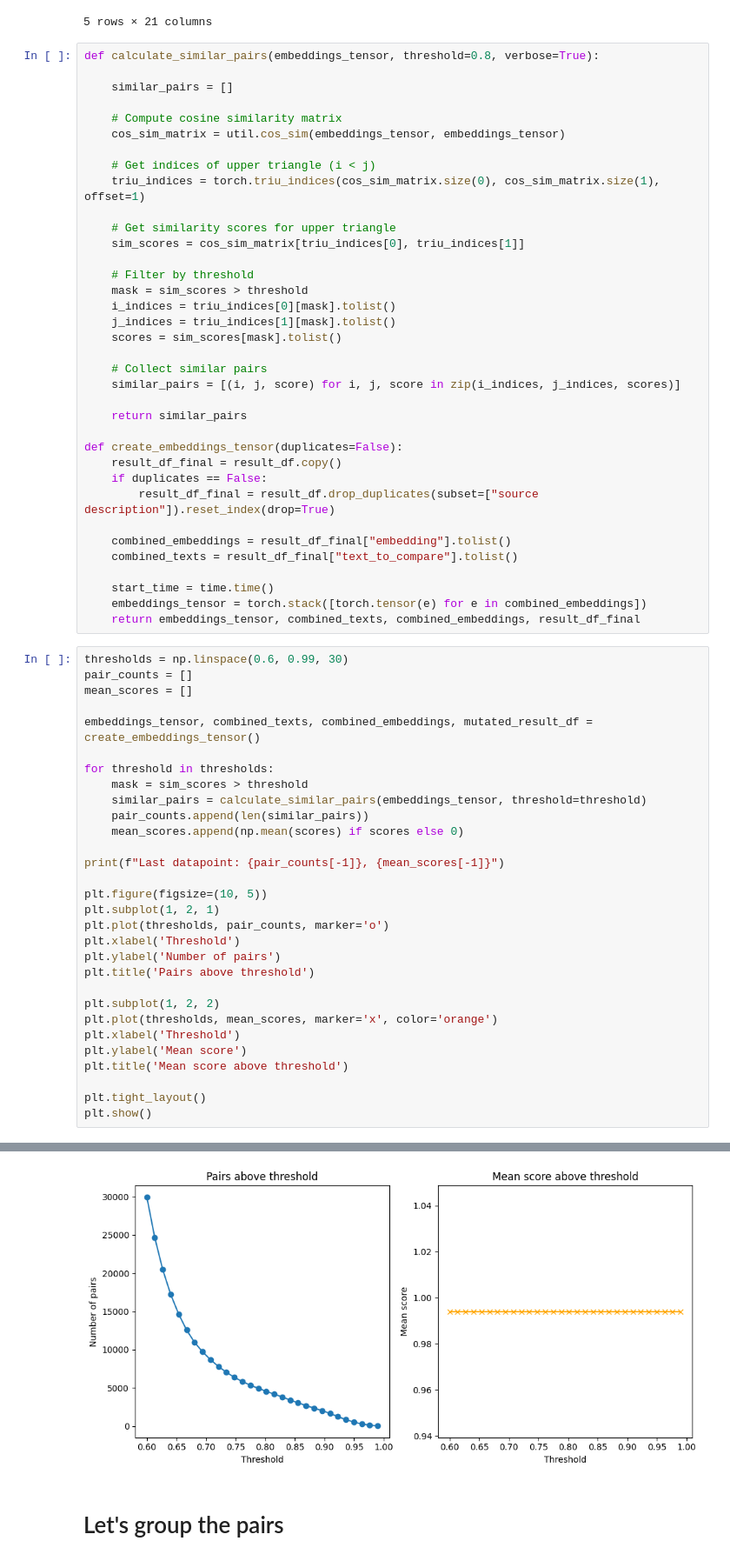
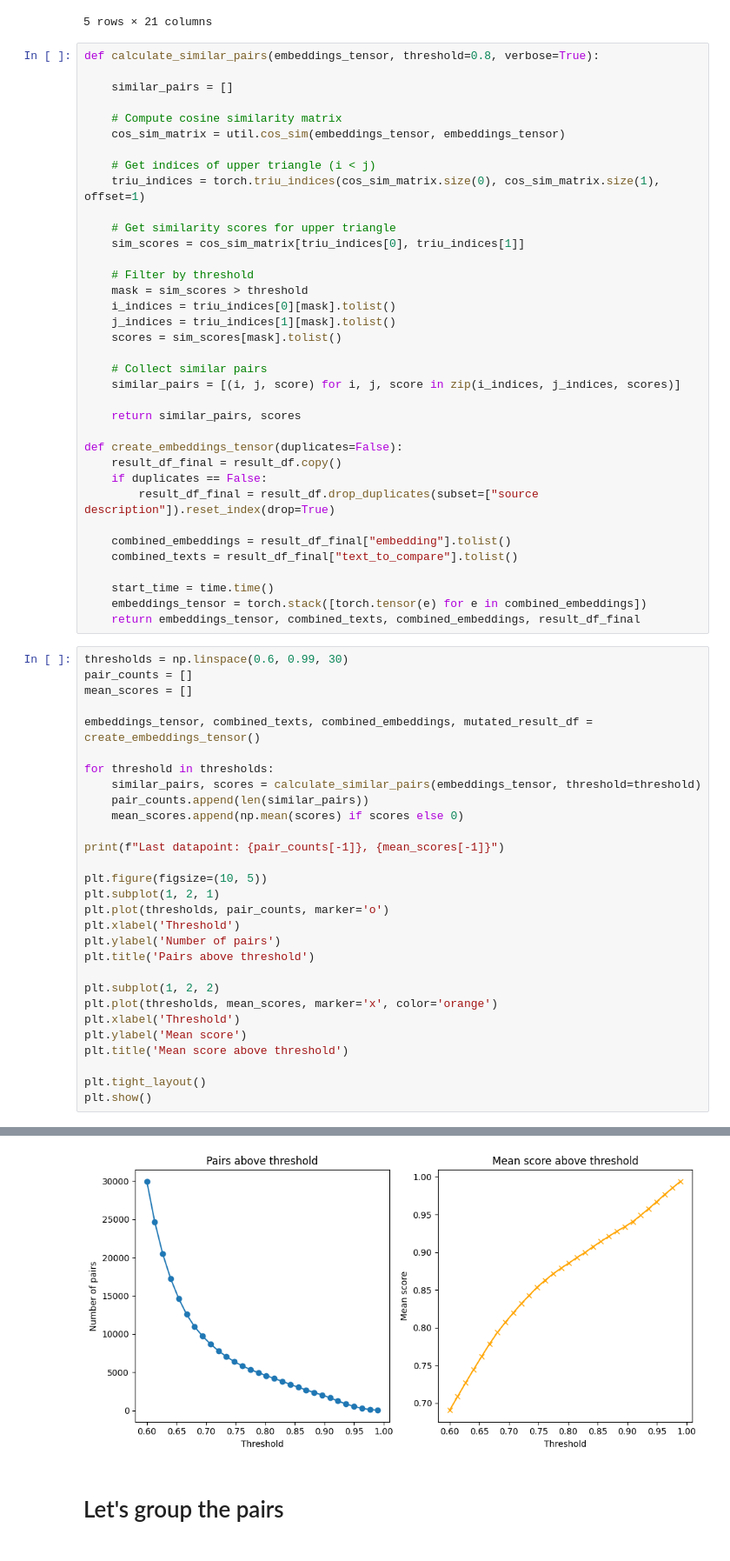
Before and after one commit to olliglorioso/vtt-innovation-duplication, a Jupyter notebook: main.ipynb, the cells around one changed output, grey strips where cells are left out. Shown: that part at 87% size. Saved outputs shown, nothing was run; the diff lists cells and outputs as text.

```diff
--- a/main.ipynb
+++ b/main.ipynb
@@ -91,7 +86,7 @@ def calculate_similar_pairs(embeddings_tensor, threshold=0.8, verbose=True):
     # Collect similar pairs
     similar_pairs = [(i, j, score) for i, j, score in zip(i_indices, j_indices, scores)]
 
-    return similar_pairs
+    return similar_pairs, scores
 
 def create_embeddings_tensor(duplicates=False):
     result_df_final = result_df.copy()
@@ -107,36 +102,35 @@ def create_embeddings_tensor(duplicates=False):
 # %%
 thresholds = np.linspace(0.6, 0.99, 30)
 pair_counts = []
 mean_scores = []
 
 embeddings_tensor, combined_texts, combined_embeddings, mutated_result_df = create_embeddings_tensor()
 
 for threshold in thresholds:
-    mask = sim_scores > threshold
-    similar_pairs = calculate_similar_pairs(embeddings_tensor, threshold=threshold)
+    similar_pairs, scores = calculate_similar_pairs(embeddings_tensor, threshold=threshold)
     pair_counts.append(len(similar_pairs))
     mean_scores.append(np.mean(scores) if scores else 0)
 
 print(f"Last datapoint: {pair_counts[-1]}, {mean_scores[-1]}")
 
 plt.figure(figsize=(10, 5))
 plt.subplot(1, 2, 1)
 plt.plot(thresholds, pair_counts, marker='o')
 plt.xlabel('Threshold')
 plt.ylabel('Number of pairs')
 plt.title('Pairs above threshold')
 
 plt.subplot(1, 2, 2)
 plt.plot(thresholds, mean_scores, marker='x', color='orange')
 plt.xlabel('Threshold')
 plt.ylabel('Mean score')
 plt.title('Mean score above threshold')
 
 plt.tight_layout()
 plt.show()
 # %% [output]
 Last datapoint: 27, 0.9940291532763729
-[figure, old version]
+[figure, new version]
 # %% [markdown]
 # Let's group the pairs
 # %%
```
Also changed, not shown: parts of 6 cells of this notebook.
